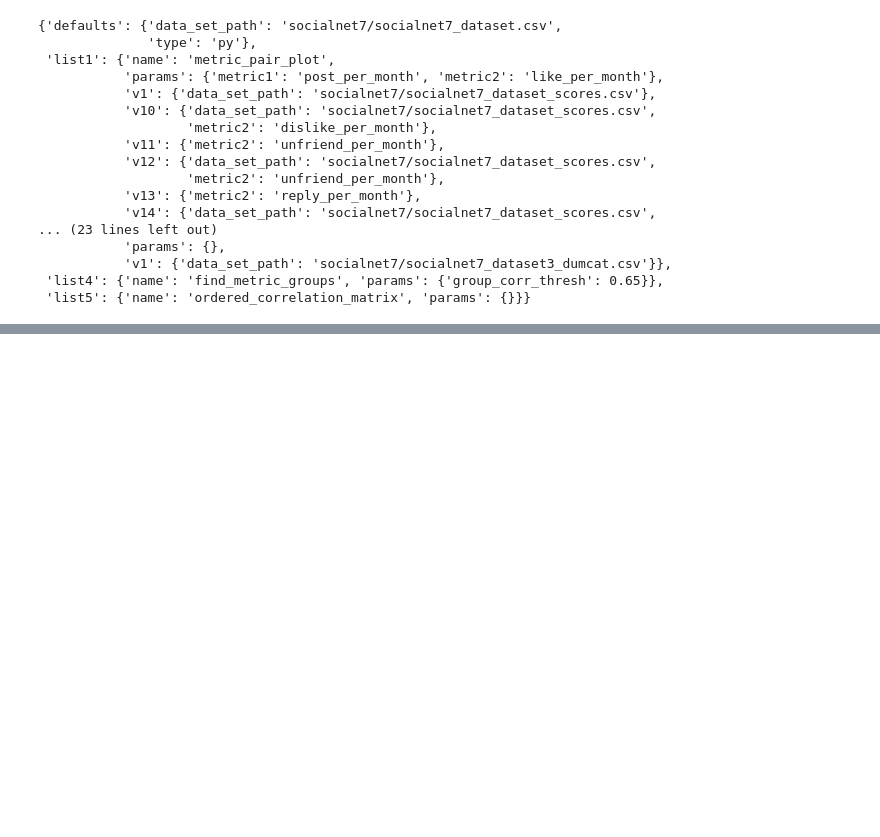
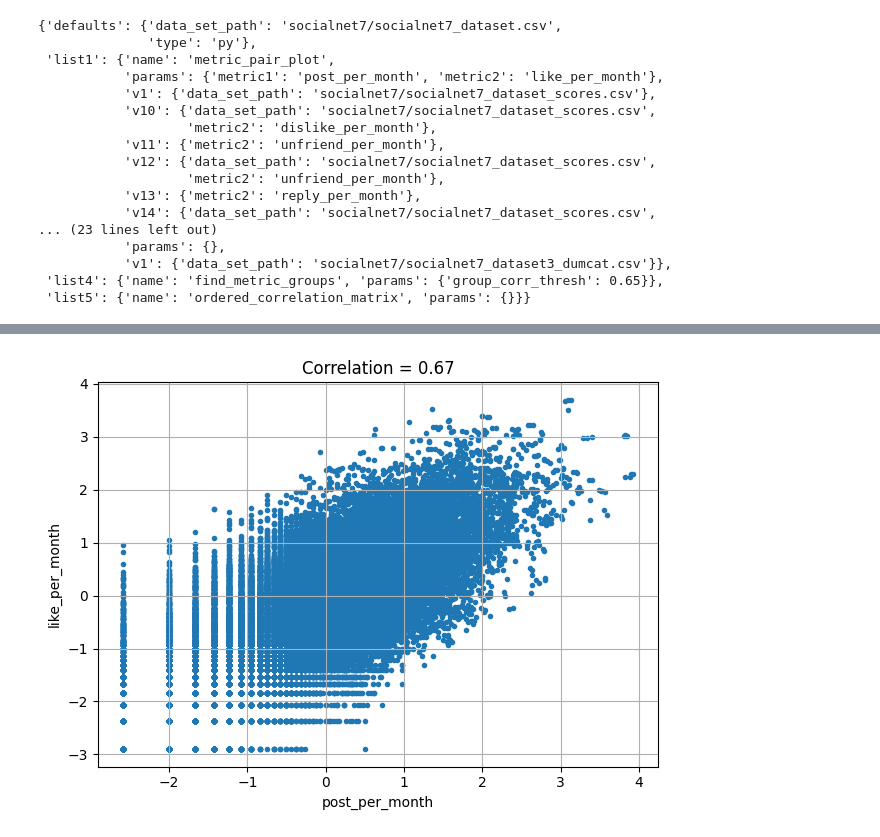
Before and after one commit to davilayang/fight-churn, a Jupyter notebook: notebooks/06-correlations.ipynb, the cells around one changed output, grey strips where cells are left out. Cells and saved outputs as stored; diff of their text form; code cells hidden in the pictures; blank space fills up the shorter version.

```diff
--- a/notebooks/06-correlations.ipynb
+++ b/notebooks/06-correlations.ipynb
@@ -140,0 +261,5 @@ res.head(6)
+# %%
+scored["account_id"] = res["account_id"]
+scored["is_churn"] = res["is_churn"]
+scored["observation_date"] = res["observation_date"]
+scored.head()
@@ -141,6 +273,7 @@ res.head(6)
 # %%
-df = res.copy()
+df = scored.copy()
 df.shape
+# TODO: need to normalize the metrics
 # %% [output]
 (31333, 12)
 # %% [markdown]
@@ -171,17 +363,4 @@ import matplotlib.pyplot as plt
 # %%
-def metric_pair_plot(data_set_path, metric1='',metric2=''):
-
-    churn_data = pd.read_csv(data_set_path,index_col=[0,1])
-
-    met1_series = churn_data[metric1]
-    met2_series = churn_data[metric2]
-
-    corr = met1_series.corr(met2_series)
-
-    plt.scatter(met1_series, met2_series, marker='.')
-
-    plt.xlabel(metric1)
-    plt.ylabel(metric2)
-    plt.title('Correlation = %.2f' % corr)
-    plt.tight_layout()
-    plt.grid()
+metric_pair_plot(df, metric_1, metric_2s[0])
+# %% [output]
+[figure, added]
```
Also changed, not shown: parts of 21 cells of this notebook.
